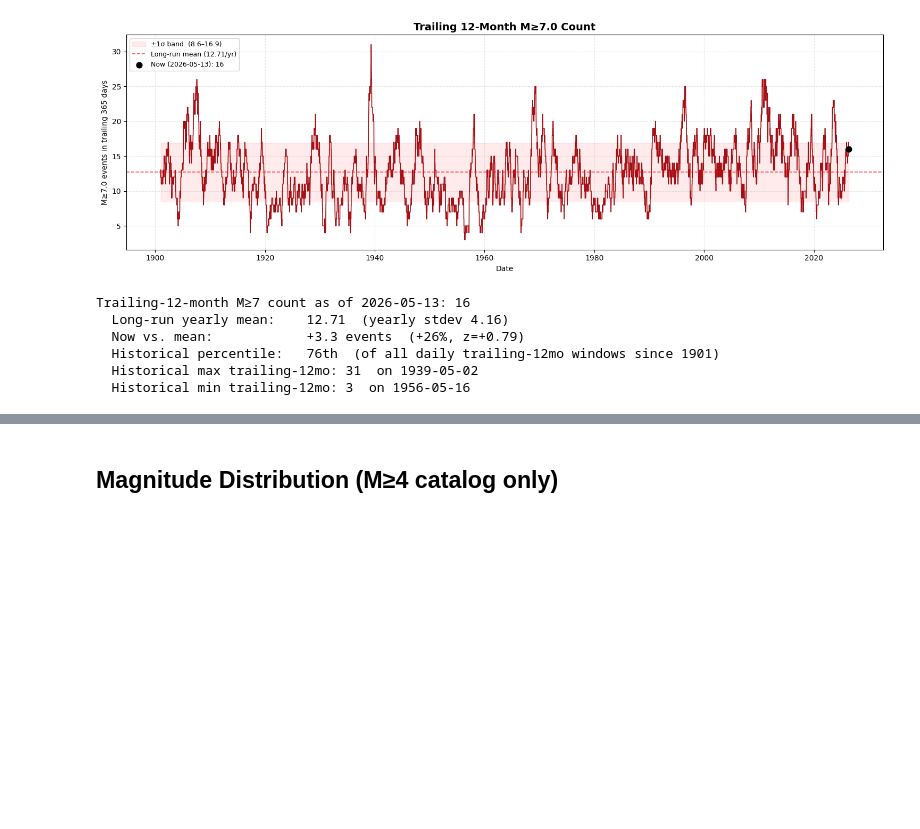
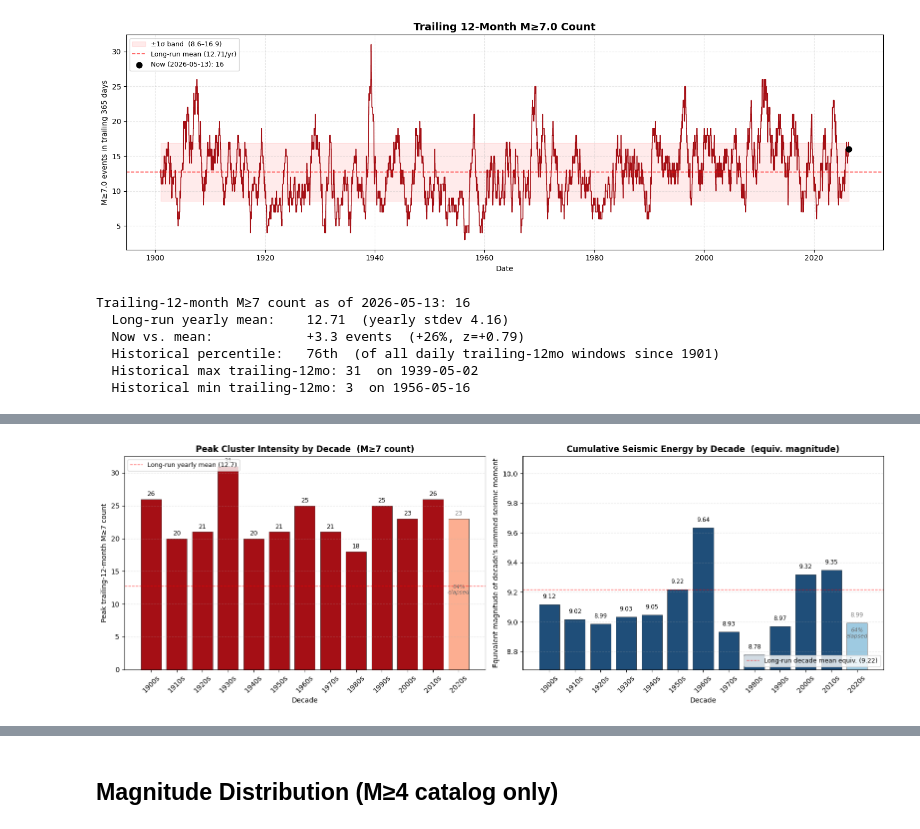
Before and after one commit to Biblejustin/earthquakes, a Jupyter notebook: earthquakes.ipynb, the cells around one changed output, grey strips where cells are left out. Drawn from its saved outputs; the diff is of its cells as text; code cells hidden in the pictures; blank space fills up the shorter version.

```diff
--- a/earthquakes.ipynb
+++ b/earthquakes.ipynb
@@ -332,0 +315,89 @@ Trailing-12-month M≥7 count as of 2026-05-13: 16
+# %%
+# Decade buckets — "1900s" means 1900-1909, etc.
+m7['decade'] = (m7['time'].dt.year // 10) * 10
+trailing_decade = pd.Series(
+    (trailing_valid.index.year // 10) * 10, index=trailing_valid.index
+)
+decade_peak = trailing_valid.groupby(trailing_decade).max()
+
+# Seismic moment in N·m (Hanks & Kanamori 1979)
+m7['moment'] = 10 ** (1.5 * m7['mag'] + 9.1)
+decade_moment = m7.groupby('decade')['moment'].sum()
+# Equivalent single-quake magnitude that would release the decade's total moment
+decade_equiv_mag = (np.log10(decade_moment) - 9.1) / 1.5
+
+# Identify the current incomplete decade
+current_decade = (current_year // 10) * 10
+decade_end_year = current_decade + 9
+decade_elapsed_years = (latest - pd.Timestamp(f'{current_decade}-01-01', tz='UTC')).days / 365.25
+decade_fraction = decade_elapsed_years / 10
+
+fig, (ax1, ax2) = plt.subplots(1, 2, figsize=(16, 5.5))
+
+# Panel 1: Peak trailing-12mo per decade
+decades = decade_peak.index.to_numpy()
+is_partial = decades == current_decade
+bar_colors = ['#a50f15' if not p else '#fcae91' for p in is_partial]
+ax1.bar(decades, decade_peak.values, width=8, color=bar_colors,
+        edgecolor='black', linewidth=0.4)
+for d, v, p in zip(decades, decade_peak.values, is_partial):
+    ax1.text(d, v + 0.5, f'{int(v)}', ha='center', fontsize=9,
+             color='grey' if p else 'black')
+ax1.axhline(yearly_mean, color='red', linestyle='--', linewidth=1, alpha=0.6,
+            label=f'Long-run yearly mean ({yearly_mean:.1f})')
+ax1.set_xlabel('Decade')
+ax1.set_ylabel('Peak trailing-12-month M≥7 count')
+ax1.set_title('Peak Cluster Intensity by Decade  (M≥7 count)',
+              fontsize=12, fontweight='bold')
+ax1.set_xticks(decades)
+ax1.set_xticklabels([f"{d}s" for d in decades], rotation=45)
+ax1.grid(True, axis='y', alpha=0.3, linestyle='--')
+if current_decade in decades:
+    ax1.text(current_decade, decade_peak.loc[current_decade] / 2,
+             f'{decade_fraction:.0%}\nelapsed', ha='center', fontsize=8,
+             color='dimgrey', style='italic')
+ax1.legend(loc='upper left', fontsize=9)
+
+# Panel 2: Cumulative seismic energy per decade (equivalent magnitude)
+edecades = decade_equiv_mag.index.to_numpy()
+eis_partial = edecades == current_decade
+ebar_colors = ['#1f4e79' if not p else '#9ecae1' for p in eis_partial]
+ax2.bar(edecades, decade_equiv_mag.values, width=8, color=ebar_colors,
+        edgecolor='black', linewidth=0.4)
+for d, v, p in zip(edecades, decade_equiv_mag.values, eis_partial):
+    ax2.text(d, v + 0.04, f'{v:.2f}', ha='center', fontsize=8.5,
+             color='grey' if p else 'black')
+long_run_equiv = (np.log10(m7[m7['time'].dt.year < current_decade]['moment'].sum() /
+                           ((current_decade - M7_COMPLETE_FROM) / 10)) - 9.1) / 1.5
+ax2.axhline(long_run_equiv, color='red', linestyle='--', linewidth=1, alpha=0.6,
+            label=f'Long-run decade mean equiv. ({long_run_equiv:.2f})')
+ax2.set_xlabel('Decade')
+ax2.set_ylabel('Equivalent magnitude of decade\'s summed seismic moment')
+ax2.set_title('Cumulative Seismic Energy by Decade  (equiv. magnitude)',
+              fontsize=12, fontweight='bold')
+ax2.set_xticks(edecades)
+ax2.set_xticklabels([f"{d}s" for d in edecades], rotation=45)
+ax2.grid(True, axis='y', alpha=0.3, linestyle='--')
+ax2.set_ylim(bottom=max(8.5, decade_equiv_mag.min() - 0.1))
+if current_decade in edecades:
+    ax2.text(current_decade, decade_equiv_mag.loc[current_decade] - 0.1,
+             f'{decade_fraction:.0%}\nelapsed', ha='center', fontsize=8,
+             color='dimgrey', style='italic')
+ax2.legend(loc='lower right', fontsize=9)
+
+plt.tight_layout()
+save_fig(fig, '05_decadal_intensity.png')
+plt.show()
+
+print(f'Peak trailing-12mo M≥7 count by decade:')
+for d, v in decade_peak.items():
+    tag = '  (partial)' if d == current_decade else ''
+    print(f'  {d}s:  {int(v):>3d}{tag}')
+print()
+print(f'Cumulative seismic energy per decade  (as equivalent single-quake magnitude):')
+for d, em in decade_equiv_mag.items():
+    moment_val = decade_moment.loc[d]
+    tag = '  (partial)' if d == current_decade else ''
+    print(f'  {d}s:  Mw_equiv {em:.2f}  (total M₀ {moment_val:.3e} N·m){tag}')
+# %% [output]
+[figure, added]
```
Also changed, not shown: parts of 10 cells of this notebook, 3 other files.
